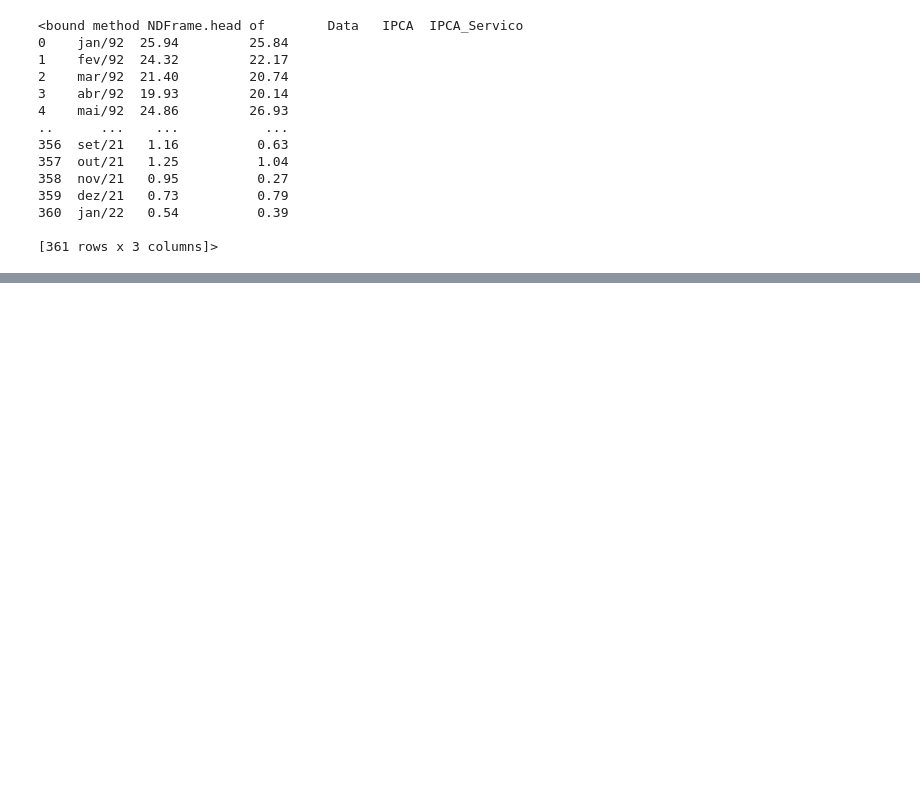
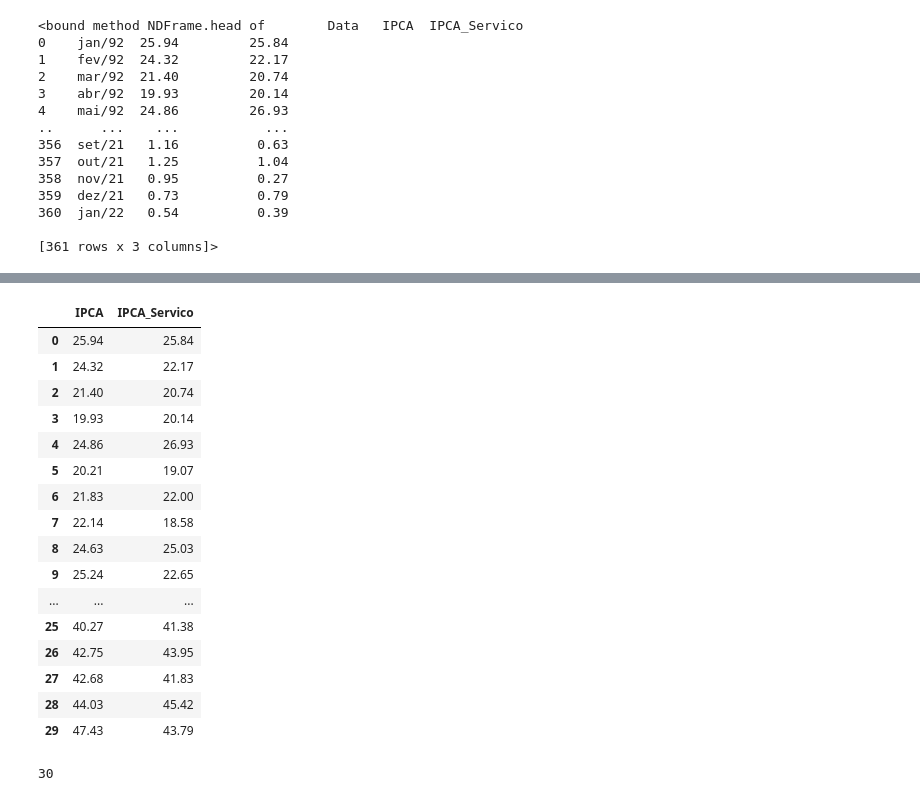
Before and after one commit to eduardoluisvieira/mackenzie, a Jupyter notebook: T2_Praticas.ipynb, the cells around one changed output, grey strips where cells are left out. Saved outputs shown, nothing was run; the diff lists cells and outputs as text; code cells hidden in the pictures; blank space fills up the shorter version.

```diff
--- a/T2_Praticas.ipynb
+++ b/T2_Praticas.ipynb
@@ -42,0 +77,26 @@ plt.show()
+# %%
+# IPCA > 10%
+IPCA_10 = inflacao[inflacao.IPCA > 10.0][['IPCA', 'IPCA_Servico']]
+IPCA_10
+# %% [output]
+|  | IPCA | IPCA_Servico |
+| 0 | 25.94 | 25.84 |
+| 1 | 24.32 | 22.17 |
+| 2 | 21.40 | 20.74 |
+| 3 | 19.93 | 20.14 |
+| 4 | 24.86 | 26.93 |
+| 5 | 20.21 | 19.07 |
+| 6 | 21.83 | 22.00 |
+| 7 | 22.14 | 18.58 |
+| 8 | 24.63 | 25.03 |
+| 9 | 25.24 | 22.65 |
+| ... | ... | ... |
+| 25 | 40.27 | 41.38 |
+| 26 | 42.75 | 43.95 |
+| 27 | 42.68 | 41.83 |
+| 28 | 44.03 | 45.42 |
+| 29 | 47.43 | 43.79 |
+# %%
+len(IPCA_10)
+# %% [output]
+30
```
Also changed, not shown: parts of 6 cells of this notebook.
